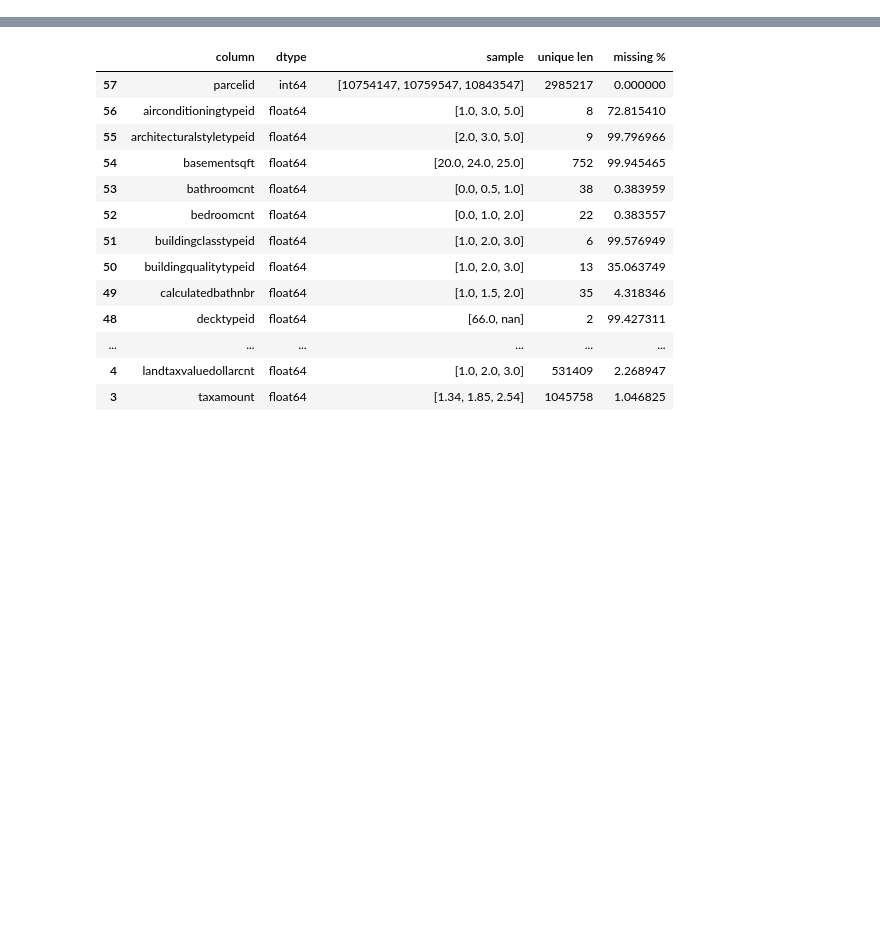
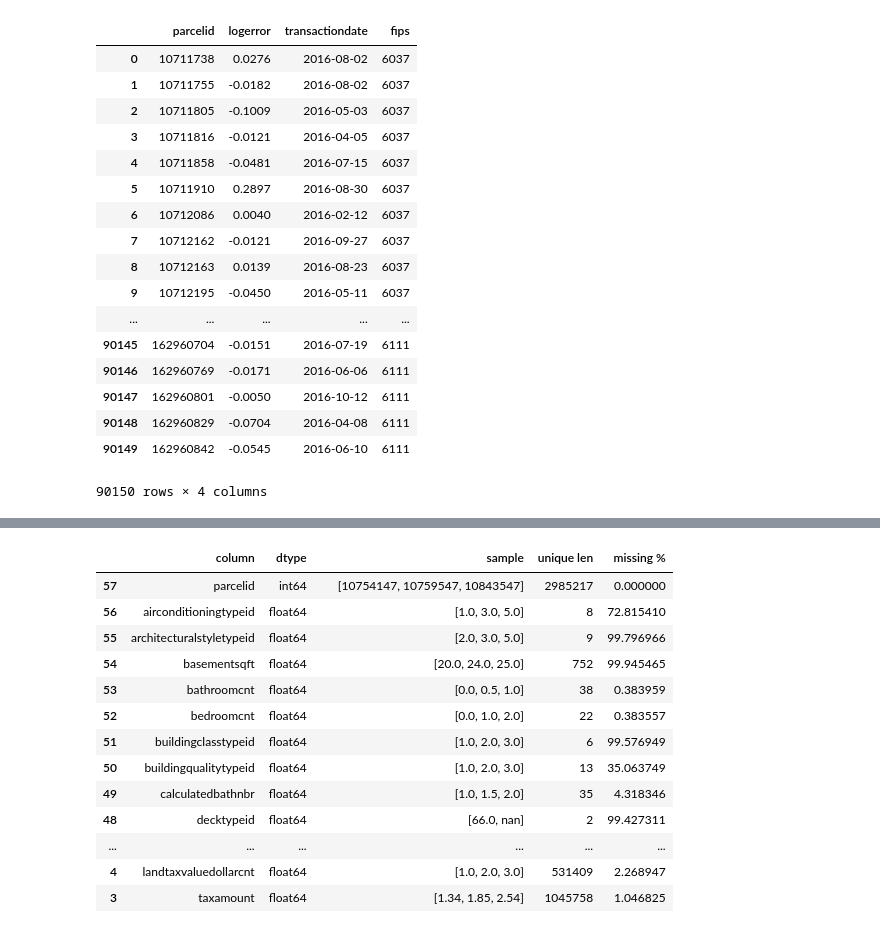
Before and after one commit to ibratface/dl_projects, a Jupyter notebook: zillow.ipynb, the cells around one changed output, grey strips where cells are left out. Saved outputs shown, nothing was run; the diff lists cells and outputs as text; code cells hidden in the pictures; blank space fills up the shorter version.

```diff
--- a/zillow.ipynb
+++ b/zillow.ipynb
@@ -40,0 +49,23 @@ gc.collect()
+# %%
+props = zillow_data.preprocessed.properties()[['parcelid', 'fips']]
+txns = txns.merge(props, how='left', on='parcelid')
+txns
+# %% [output]
+|  | parcelid | logerror | transactiondate | fips |
+| 0 | 10711738 | 0.0276 | 2016-08-02 | 6037 |
+| 1 | 10711755 | -0.0182 | 2016-08-02 | 6037 |
+| 2 | 10711805 | -0.1009 | 2016-05-03 | 6037 |
+| 3 | 10711816 | -0.0121 | 2016-04-05 | 6037 |
+| 4 | 10711858 | -0.0481 | 2016-07-15 | 6037 |
+| 5 | 10711910 | 0.2897 | 2016-08-30 | 6037 |
+| 6 | 10712086 | 0.0040 | 2016-02-12 | 6037 |
+| 7 | 10712162 | -0.0121 | 2016-09-27 | 6037 |
+| 8 | 10712163 | 0.0139 | 2016-08-23 | 6037 |
+| 9 | 10712195 | -0.0450 | 2016-05-11 | 6037 |
+| ... | ... | ... | ... | ... |
+| 90145 | 162960704 | -0.0151 | 2016-07-19 | 6111 |
+| 90146 | 162960769 | -0.0171 | 2016-06-06 | 6111 |
+| 90147 | 162960801 | -0.0050 | 2016-10-12 | 6111 |
+| 90148 | 162960829 | -0.0704 | 2016-04-08 | 6111 |
+| 90149 | 162960842 | -0.0545 | 2016-06-10 | 6111 |
+90150 rows × 4 columns
```
Also changed, not shown: parts of 30 cells of this notebook, 1 other file.
